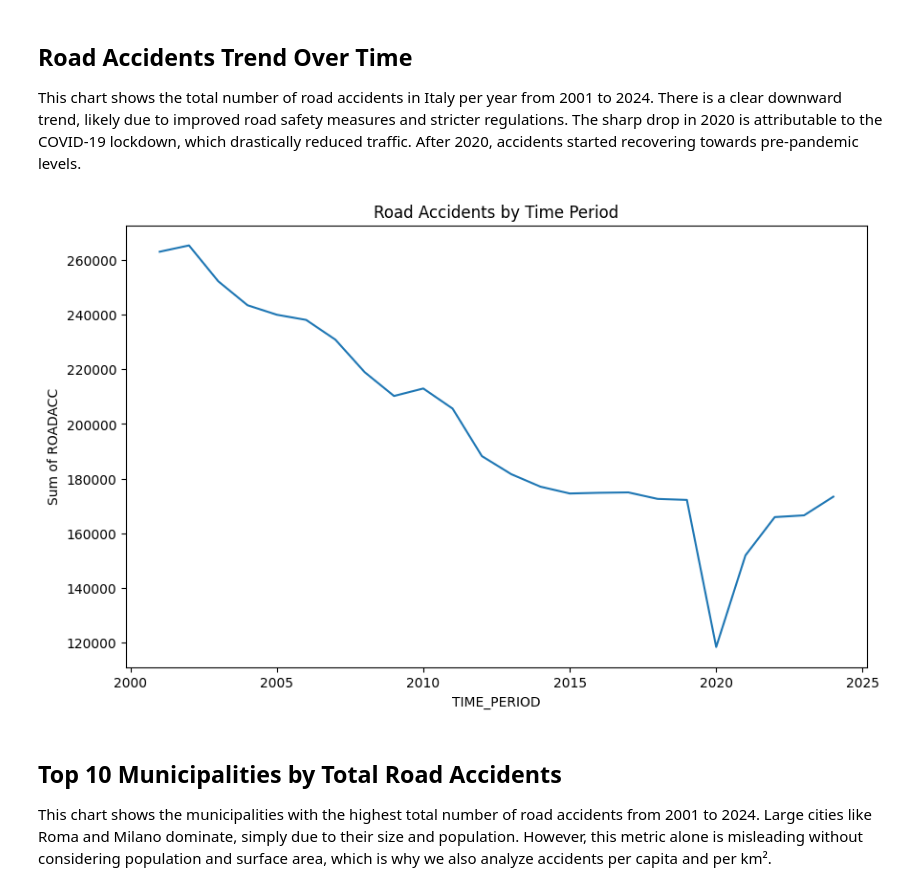
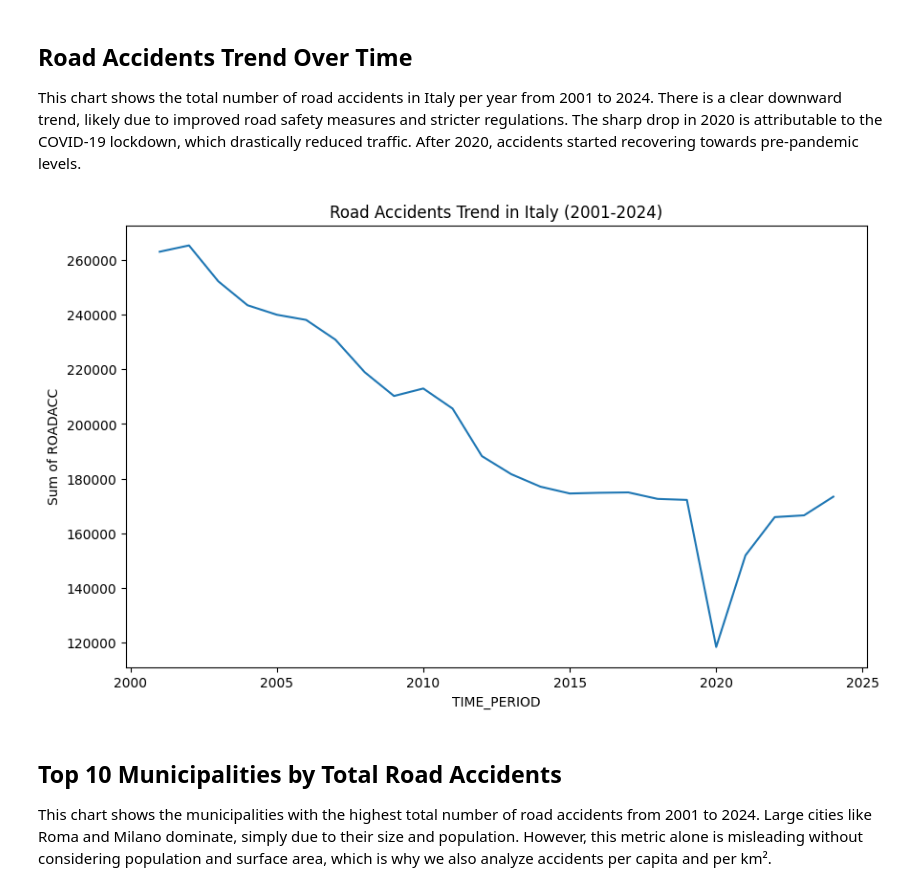
Before and after one commit to gionatacogoli/capstone_project, a Jupyter notebook: notebooks/03_eda.ipynb, the cells around one changed output. Cells and saved outputs as stored; diff of their text form; code cells hidden in the pictures.

Commit message:
Fix chart title in EDA notebook for consistency

```diff
--- a/notebooks/03_eda.ipynb
+++ b/notebooks/03_eda.ipynb
@@ -49,16 +49,16 @@ After 2020, accidents started recovering towards pre-pandemic levels.
 # %%
 # group the df_merged_istat_data_comuni_name dataframe by 'TIME_PERIOD' and sum the 'ROADACC' column
 df_merged_istat_data_comuni_name_groupby_time_period_sum_roadacc=df_merged_istat_data_comuni_name.groupby('TIME_PERIOD')['ROADACC'].sum().reset_index()
 
 # visualize df_merged_istat_data_comuni_name_groupby_time_period_sum_roadacc using a line plot
 plt.figure(figsize=(10,6))
 plt.plot(df_merged_istat_data_comuni_name_groupby_time_period_sum_roadacc['TIME_PERIOD'], df_merged_istat_data_comuni_name_groupby_time_period_sum_roadacc['ROADACC'])
 plt.xlabel('TIME_PERIOD')
 plt.ylabel('Sum of ROADACC')
-plt.title('Road Accidents by Time Period')
+plt.title('Road Accidents Trend in Italy (2001-2024)')
 plt.show()
 # %% [output]
-[figure, old version]
+[figure, new version]
 # %% [markdown]
 ## Top 10 Municipalities by Total Road Accidents
 This chart shows the municipalities with the highest total number of road accidents from 2001 to 2024.
```
Also changed, not shown: 2 other files.
